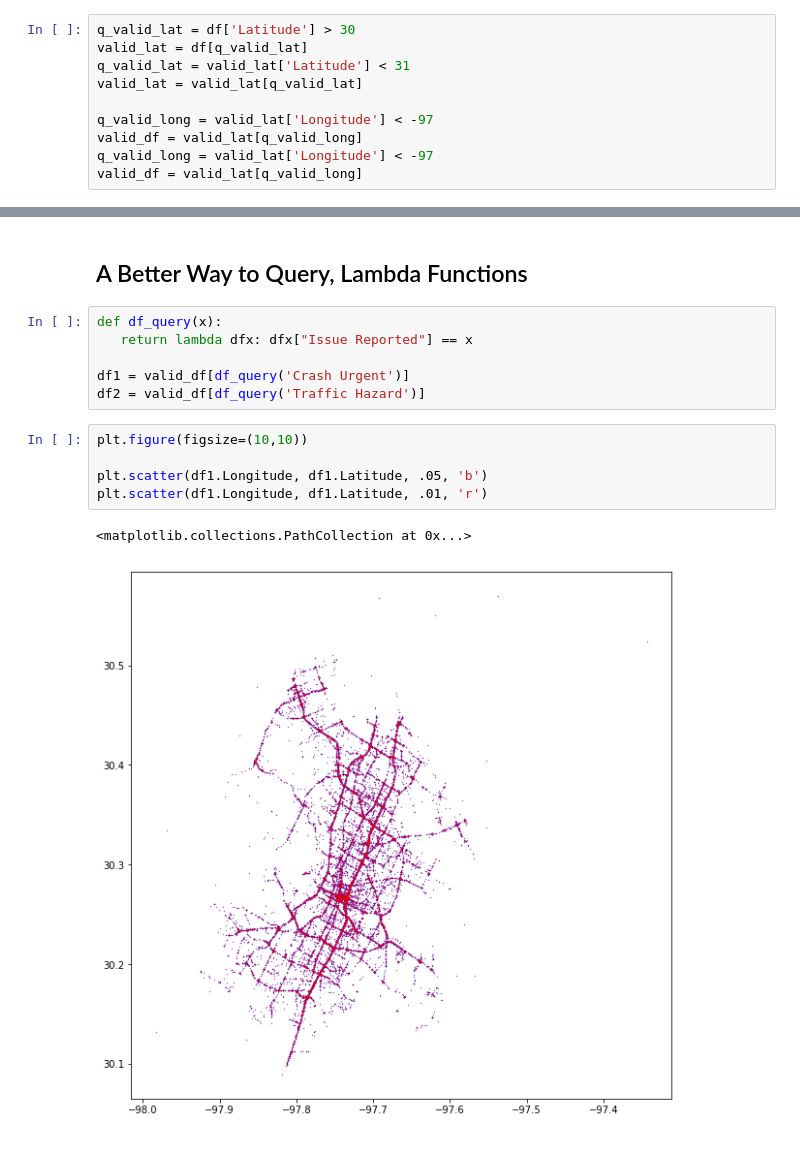
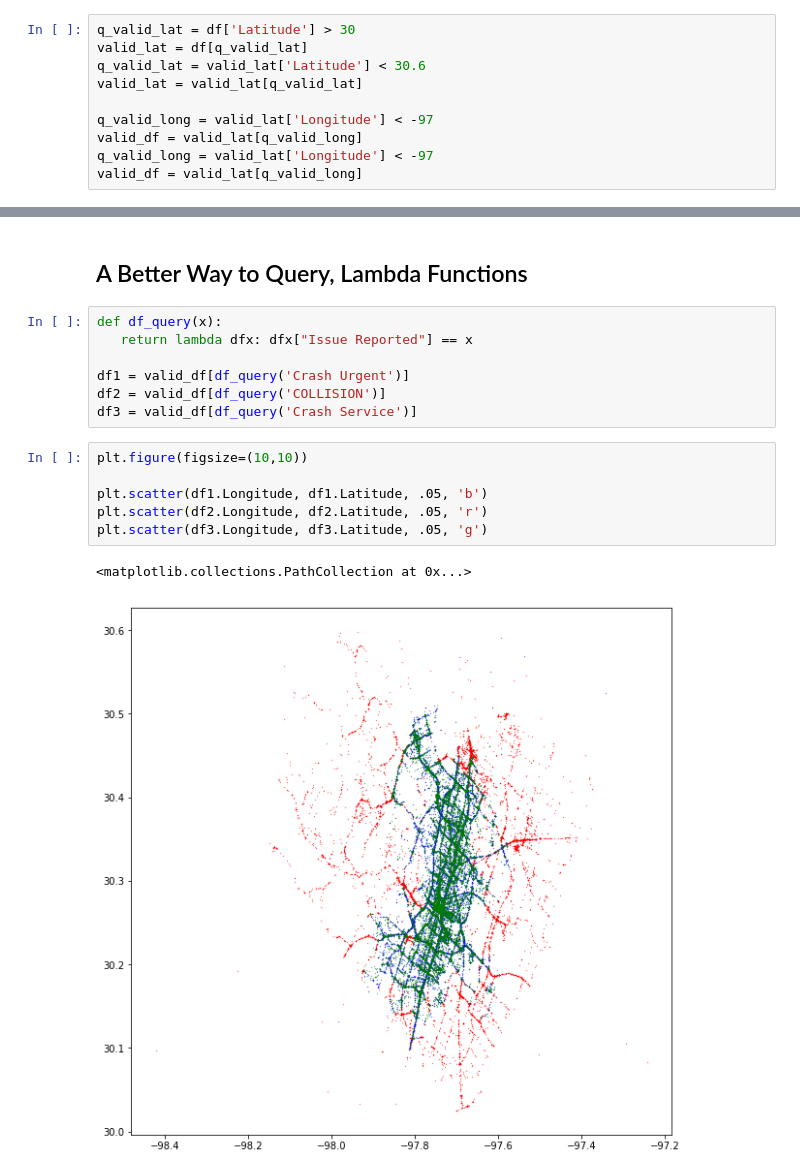
Before and after one commit to ancantu/SCICLD2019, a Jupyter notebook: docs/jupyter/sampleNotebooks/AustinTrafficAnalysis.ipynb, the cells around one changed output, grey strips where cells are left out. Drawn from its saved outputs; the diff is of its cells as text.

Commit message:
updated AustinTrafficAnalysis notebook

```diff
--- a/docs/jupyter/sampleNotebooks/AustinTrafficAnalysis.ipynb
+++ b/docs/jupyter/sampleNotebooks/AustinTrafficAnalysis.ipynb
@@ -91,7 +91,7 @@ plt.scatter(collision.Longitude, collision.Latitude)
 # %%
 q_valid_lat = df['Latitude'] > 30
 valid_lat = df[q_valid_lat]
-q_valid_lat = valid_lat['Latitude'] < 31
+q_valid_lat = valid_lat['Latitude'] < 30.6
 valid_lat = valid_lat[q_valid_lat]
 
 q_valid_long = valid_lat['Longitude'] < -97
@@ -123,12 +123,14 @@ def df_query(x):
    return lambda dfx: dfx["Issue Reported"] == x
 
 df1 = valid_df[df_query('Crash Urgent')]
-df2 = valid_df[df_query('Traffic Hazard')]
+df2 = valid_df[df_query('COLLISION')]
+df3 = valid_df[df_query('Crash Service')]
 # %%
 plt.figure(figsize=(10,10))
 
 plt.scatter(df1.Longitude, df1.Latitude, .05, 'b')
-plt.scatter(df1.Longitude, df1.Latitude, .01, 'r')
+plt.scatter(df2.Longitude, df2.Latitude, .05, 'r')
+plt.scatter(df3.Longitude, df3.Latitude, .05, 'g')
 # %% [output]
 <matplotlib.collections.PathCollection at 0x...>
-[figure, old version]
+[figure, new version]
```
Also changed, not shown: parts of 3 cells of this notebook.
